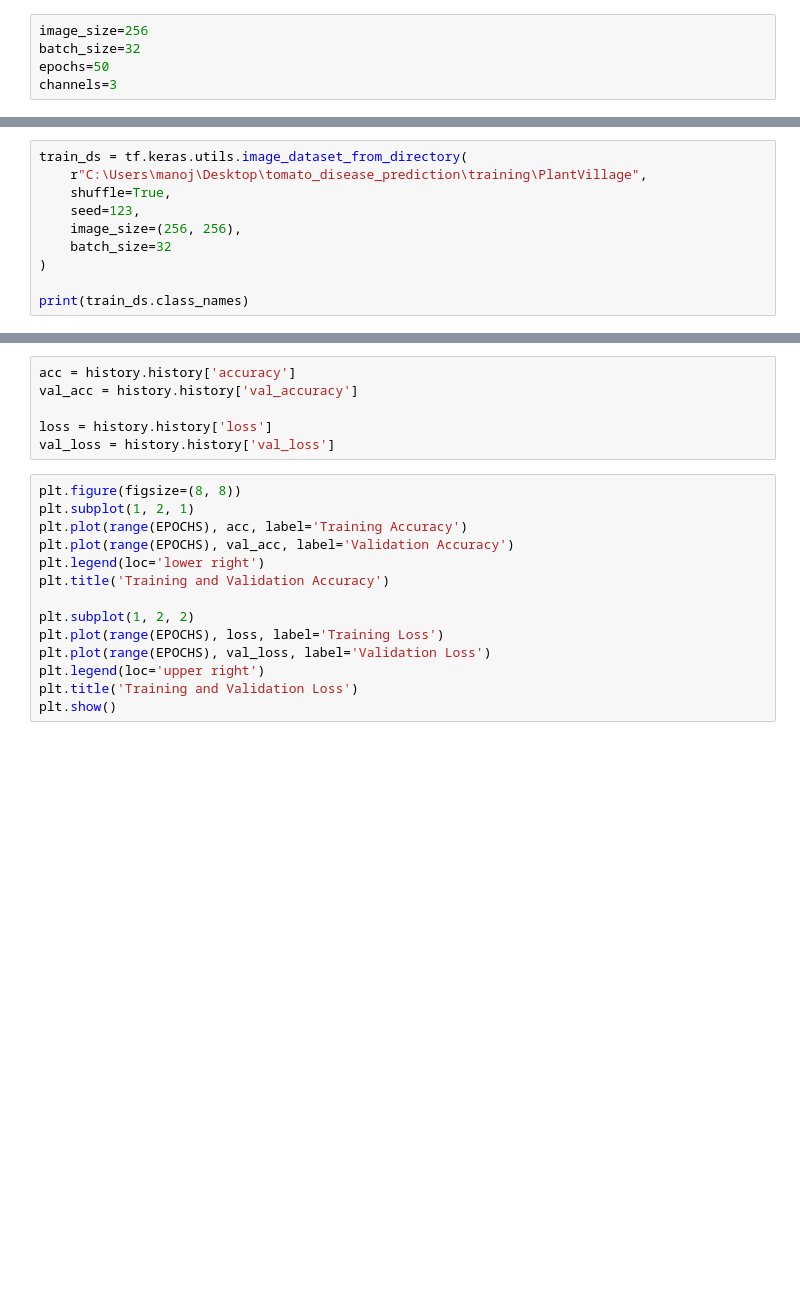
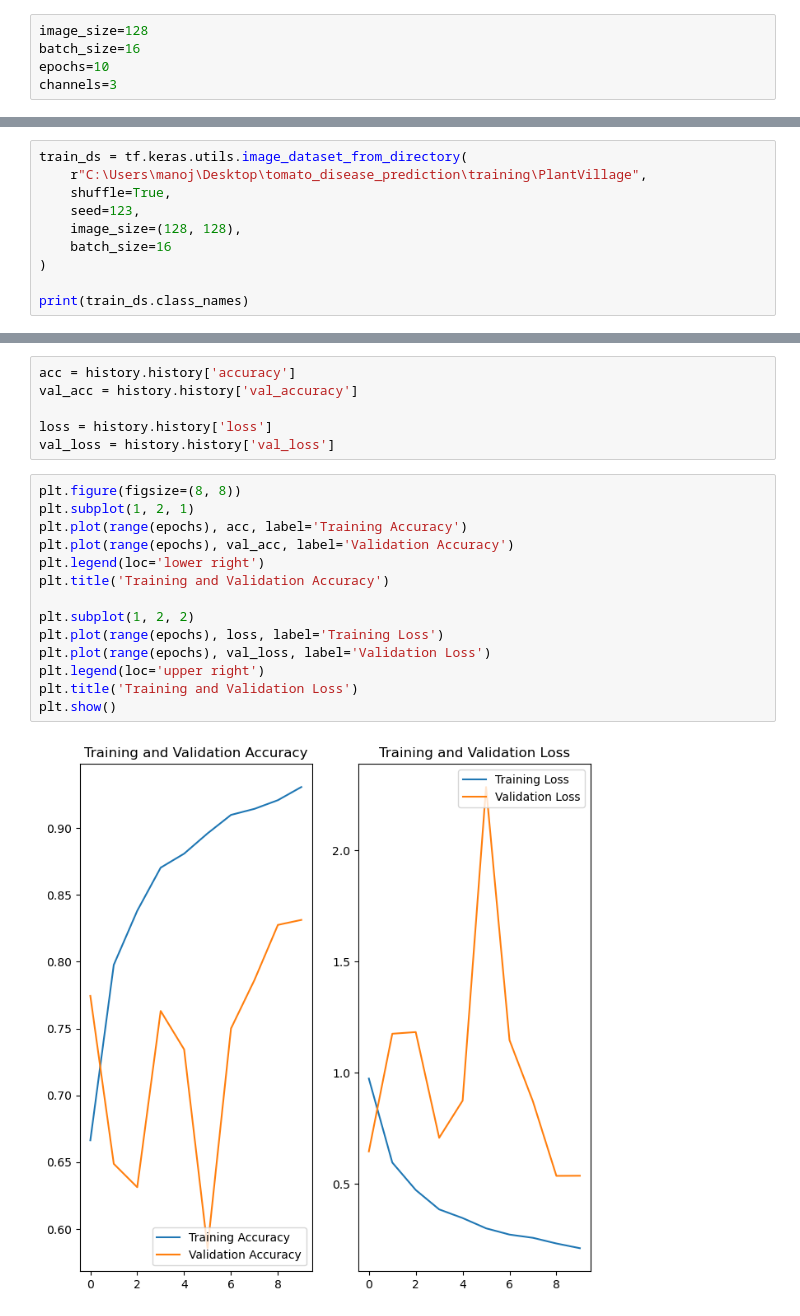
Before and after one commit to guvvalakarthik/tomato_disease_prediction_, a Jupyter notebook: training/training.ipynb, the cells around one changed output, grey strips where cells are left out. Saved outputs shown, nothing was run; the diff lists cells and outputs as text; blank space fills up the shorter version.

Commit message:
Complete full stack AI project: backend, frontend, training

```diff
--- a/training/training.ipynb
+++ b/training/training.ipynb
@@ -3,9 +3,9 @@ import tensorflow as tf
 from tensorflow.keras import models,layers
 import matplotlib.pyplot as plt
 # %%
-image_size=256
-batch_size=32
-epochs=50
+image_size=128
+batch_size=16
+epochs=10
 channels=3
 # %%
 import os
@@ -17,8 +19,8 @@ train_ds = tf.keras.utils.image_dataset_from_directory(
     r"C:\Users\manoj\Desktop\tomato_disease_prediction\training\PlantVillage",
     shuffle=True,
     seed=123,
-    image_size=(256, 256),
-    batch_size=32
+    image_size=(128, 128),
+    batch_size=16
 )
 
 print(train_ds.class_names)
@@ -163,17 +282,19 @@ val_loss = history.history['val_loss']
 # %%
 plt.figure(figsize=(8, 8))
 plt.subplot(1, 2, 1)
-plt.plot(range(EPOCHS), acc, label='Training Accuracy')
-plt.plot(range(EPOCHS), val_acc, label='Validation Accuracy')
+plt.plot(range(epochs), acc, label='Training Accuracy')
+plt.plot(range(epochs), val_acc, label='Validation Accuracy')
 plt.legend(loc='lower right')
 plt.title('Training and Validation Accuracy')
 
 plt.subplot(1, 2, 2)
-plt.plot(range(EPOCHS), loss, label='Training Loss')
-plt.plot(range(EPOCHS), val_loss, label='Validation Loss')
+plt.plot(range(epochs), loss, label='Training Loss')
+plt.plot(range(epochs), val_loss, label='Validation Loss')
 plt.legend(loc='upper right')
 plt.title('Training and Validation Loss')
 plt.show()
+# %% [output]
+[figure, added]
 # %%
 import numpy as np
 for images_batch, labels_batch in test_ds.take(1):
```
Also changed, not shown: parts of 29 cells of this notebook, 37 other files.
